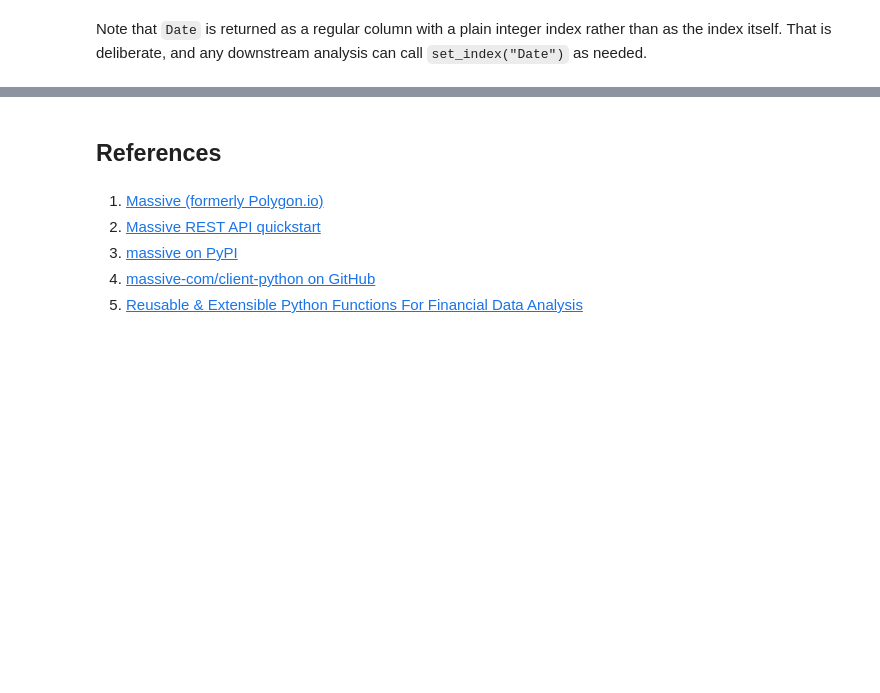
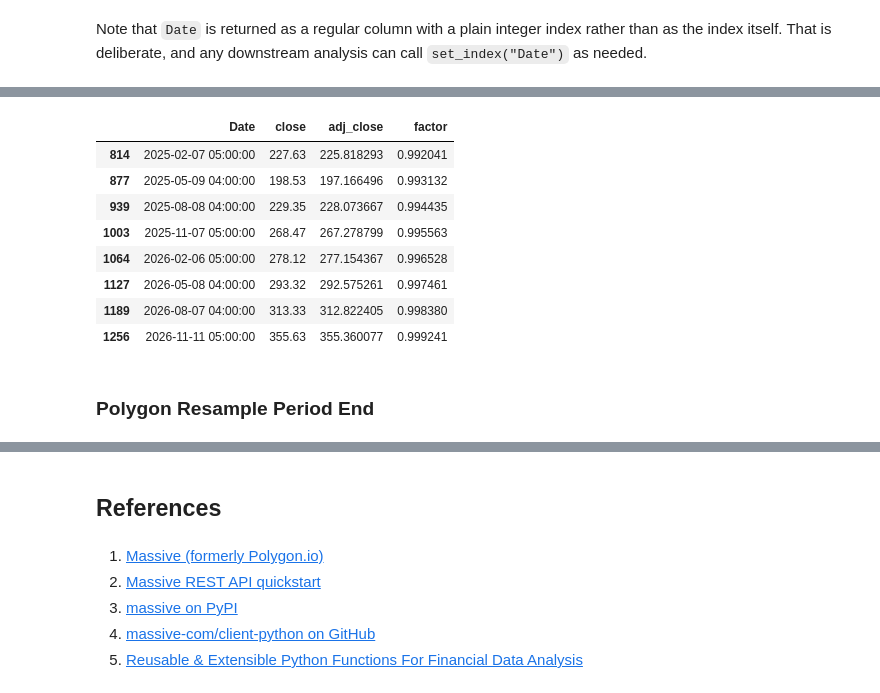
Before and after one commit to jaredszajkowski/jaredszajkowski.github.io, a Jupyter notebook: content/posts/data-pipelining-with-polygon/data-pipelining-with-polygon.ipynb, the cells around one changed output, grey strips where cells are left out. Saved outputs shown, nothing was run; the diff lists cells and outputs as text; code cells hidden in the pictures; blank space fills up the shorter version.

```diff
--- a/content/posts/data-pipelining-with-polygon/data-pipelining-with-polygon.ipynb
+++ b/content/posts/data-pipelining-with-polygon/data-pipelining-with-polygon.ipynb
@@ -205,0 +210,15 @@ Note that `Date` is returned as a regular column with a plain integer index rath
+# %%
+ratio = (df["adj_close"] / df["close"]).round(6)
+display(df.loc[ratio.ne(ratio.shift(-1)), ["Date", "close", "adj_close"]].assign(factor=ratio).tail(8))
+# %% [output]
+|  | Date | close | adj_close | factor |
+| 814 | 2025-02-07 05:00:00 | 227.63 | 225.818293 | 0.992041 |
+| 877 | 2025-05-09 04:00:00 | 198.53 | 197.166496 | 0.993132 |
+| 939 | 2025-08-08 04:00:00 | 229.35 | 228.073667 | 0.994435 |
+| 1003 | 2025-11-07 05:00:00 | 268.47 | 267.278799 | 0.995563 |
+| 1064 | 2026-02-06 05:00:00 | 278.12 | 277.154367 | 0.996528 |
+| 1127 | 2026-05-08 04:00:00 | 293.32 | 292.575261 | 0.997461 |
+| 1189 | 2026-08-07 04:00:00 | 313.33 | 312.822405 | 0.998380 |
+| 1256 | 2026-11-11 05:00:00 | 355.63 | 355.360077 | 0.999241 |
+# %% [markdown]
+### Polygon Resample Period End
```
Also changed, not shown: parts of 22 cells of this notebook, 9 other files.
